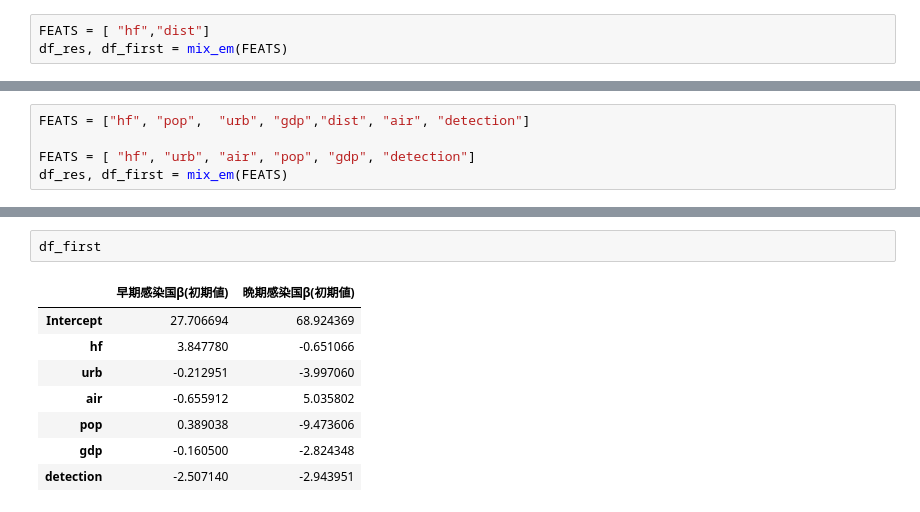
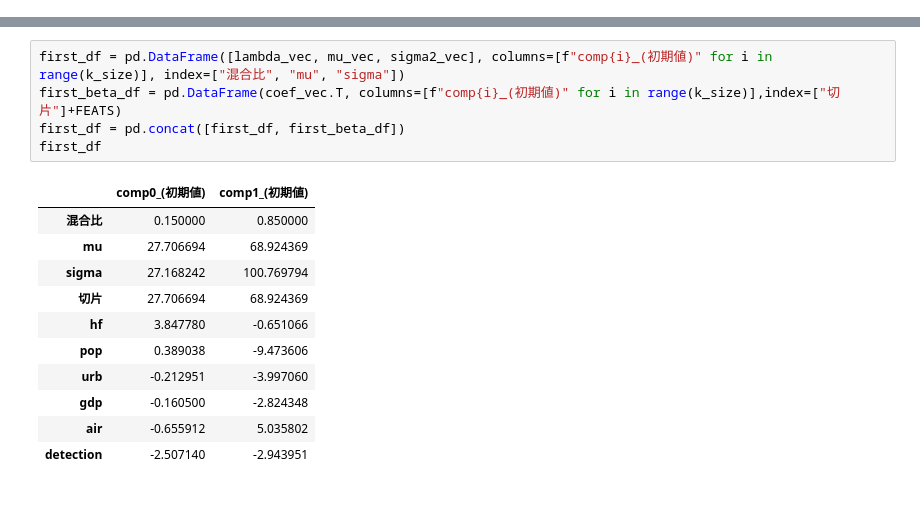
Before and after one commit to nori0724/COVID-19, a Jupyter notebook: notebook/混合分布モデル/2成分混合回帰モデル_変数選択_関数化.ipynb, the cells around one changed output, grey strips where cells are left out. Drawn from its saved outputs; the diff is of its cells as text.

```diff
--- a/notebook/混合分布モデル/2成分混合回帰モデル_変数選択_関数化.ipynb
+++ b/notebook/混合分布モデル/2成分混合回帰モデル_変数選択_関数化.ipynb
@@ -209,3 +161,0 @@ def mix_em( FEATS):
-# %%
-FEATS = [ "hf","dist"]
-df_res, df_first = mix_em(FEATS)
@@ -260,5 +161,0 @@ df_first
-# %%
-FEATS = ["hf", "pop",  "urb", "gdp","dist", "air", "detection"]
-
-FEATS = [ "hf", "urb", "air", "pop", "gdp", "detection"]
-df_res, df_first = mix_em(FEATS)
@@ -311,11 +162,17 @@ df_res
-# %%
-df_first
-# %% [output]
-|  | 早期感染国β(初期値) | 晩期感染国β(初期値) |
-| Intercept | 27.706694 | 68.924369 |
-| hf | 3.847780 | -0.651066 |
-| urb | -0.212951 | -3.997060 |
-| air | -0.655912 | 5.035802 |
-| pop | 0.389038 | -9.473606 |
-| gdp | -0.160500 | -2.824348 |
-| detection | -2.507140 | -2.943951 |
+# %%
+first_df = pd.DataFrame([lambda_vec, mu_vec, sigma2_vec], columns=[f"comp{i}_(初期値)" for i in range(k_size)], index=["混合比", "mu", "sigma"])
+first_beta_df = pd.DataFrame(coef_vec.T, columns=[f"comp{i}_(初期値)" for i in range(k_size)],index=["切片"]+FEATS)
+first_df = pd.concat([first_df, first_beta_df])
+first_df
+# %% [output]
+|  | comp0_(初期値) | comp1_(初期値) |
+| 混合比 | 0.150000 | 0.850000 |
+| mu | 27.706694 | 68.924369 |
+| sigma | 27.168242 | 100.769794 |
+| 切片 | 27.706694 | 68.924369 |
+| hf | 3.847780 | -0.651066 |
+| pop | 0.389038 | -9.473606 |
+| urb | -0.212951 | -3.997060 |
+| gdp | -0.160500 | -2.824348 |
+| air | -0.655912 | 5.035802 |
+| detection | -2.507140 | -2.943951 |
```
Also changed, not shown: parts of 17 cells of this notebook.
